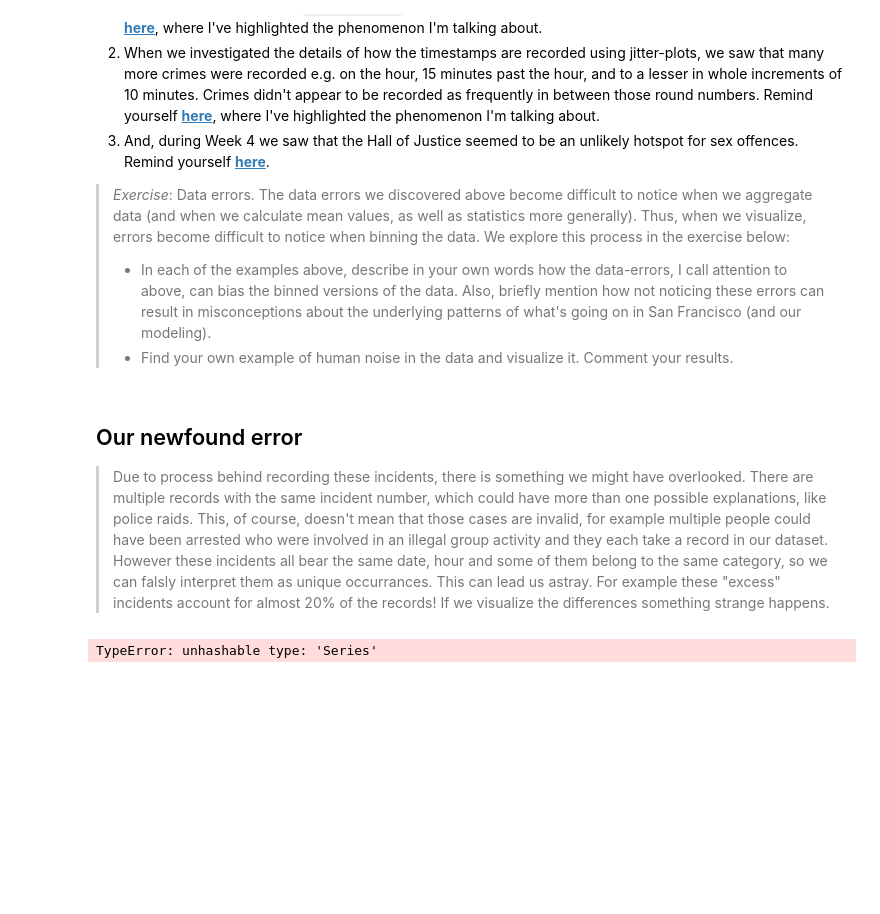
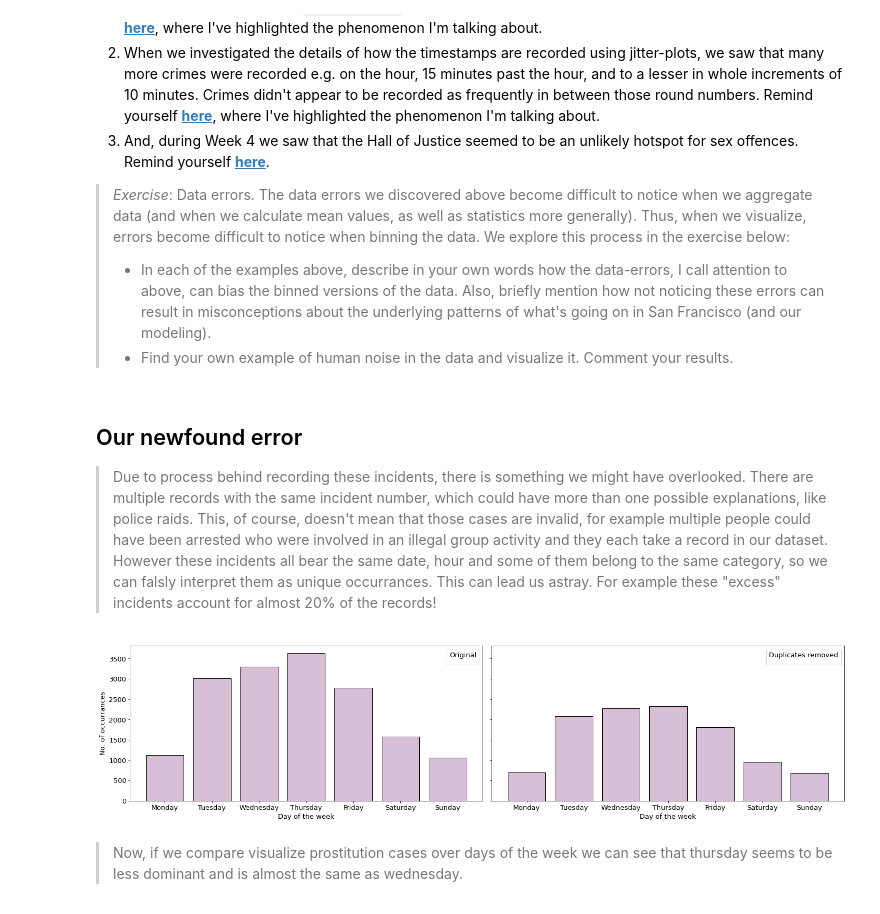
Before and after one commit to xelahalo/socialdata2022, a Jupyter notebook: Assignment1.ipynb, the cells around one changed output. Cells and saved outputs as stored; diff of their text form; code cells hidden in the pictures; blank space fills up the shorter version.

Commit message:
Add plot to error exercise

```diff
--- a/Assignment1.ipynb
+++ b/Assignment1.ipynb
@@ -344,26 +344,24 @@ excess_incidents = np.sum(reported_multiple_times) - len(reported_multiple_times
 excess_incidents/len(crime_data) # -> accounts for almost 19.99% of the records
 # %% [markdown]
 ## Our newfound error
-> Due to process behind recording these incidents, there is something we might have overlooked. There are multiple records with the same incident number, which could have more than one possible explanations, like police raids. This, of course, doesn't mean that those cases are invalid, for example multiple people could have been arrested who were involved in an illegal group activity and they each take a record in our dataset. However these incidents all bear the same date, hour and some of them belong to the same category, so we can falsly interpret them as unique occurrances. This can lead us astray. For example these "excess" incidents account for almost 20% of the records! If we visualize the differences something strange happens.
+> Due to process behind recording these incidents, there is something we might have overlooked. There are multiple records with the same incident number, which could have more than one possible explanations, like police raids. This, of course, doesn't mean that those cases are invalid, for example multiple people could have been arrested who were involved in an illegal group activity and they each take a record in our dataset. However these incidents all bear the same date, hour and some of them belong to the same category, so we can falsly interpret them as unique occurrances. This can lead us astray. For example these "excess" incidents account for almost 20% of the records!
 # %%
-# incidents_reported_multiple_times = [idx for idx, val in enumerate(incident_number_grouped) if val > 1]
-# incidents_reported_multiple_times
+no_duplicates = crime_data.drop_duplicates(subset=['IncidntNum'])
+pros_1 = sort_series_index(WEEKDAY_DICT, crime_data[crime_data.Category == 'PROSTITUTION'].groupby('DayOfWeek').size())
+pros_2 = sort_series_index(WEEKDAY_DICT, no_duplicates[no_duplicates.Category == 'PROSTITUTION'].groupby('DayOfWeek').size())
 
-crime_data_without_duplicates = crime_data.drop_duplicates(subset=['IncidntNum'])
-original_by_time = crime_data.groupby(crime_data.Date.dt.dayofweek).size()
-duplicate_removed_by_time = crime_data_without_duplicates.groupby(crime_data.Date.dt.dayofweek).size()
+fig, axs = plt.subplots(1, 2, sharey=True, tight_layout=True, figsize=(20, 5))
 
-crime_data.boxplot(by=crime_data.Date)
-crime_data_without_duplicates.boxplot(by=crime_data_without_duplicates.Date)
+axs[0].bar(pros_1.index, pros_1, color="thistle", linewidth=1, edgecolor='black')
+axs[1].bar(pros_2.index, pros_2, color="thistle", linewidth=1, edgecolor='black')
+axs[0].set_ylabel("No. of occurrances")
+axs[0].set_xlabel("Day of the week")
+axs[1].set_xlabel("Day of the week")
+axs[0].legend([], title="Original", frameon=1, loc=0)
+axs[1].legend([], title="Duplicates removed", frameon=1, loc=0)
 
-# fig, axs = plt.subplots(1, 2, sharey=True, tight_layout=True, figsize=(20, 5))
-
-# axs[0].box)
-# axs[1].boxplot(duplicate_removed_by_time.index, duplicate_removed_by_time)
-# axs[0].set_ylabel("No. of incidents")
-# axs[0].set_xlabel("Day of the year")
-# axs[1].set_xlabel("Day of the year")
-# axs[0].legend([], title="Before", frameon=1, loc=0)
-# axs[1].legend([], title="After", frameon=1, loc=0)
+plt.show()
 # %% [output]
-TypeError: unhashable type: 'Series'
+[figure, added]
+# %% [markdown]
+> Now, if we compare visualize prostitution cases over days of the week we can see that thursday seems to be less dominant and is almost the same as wednesday.
```
